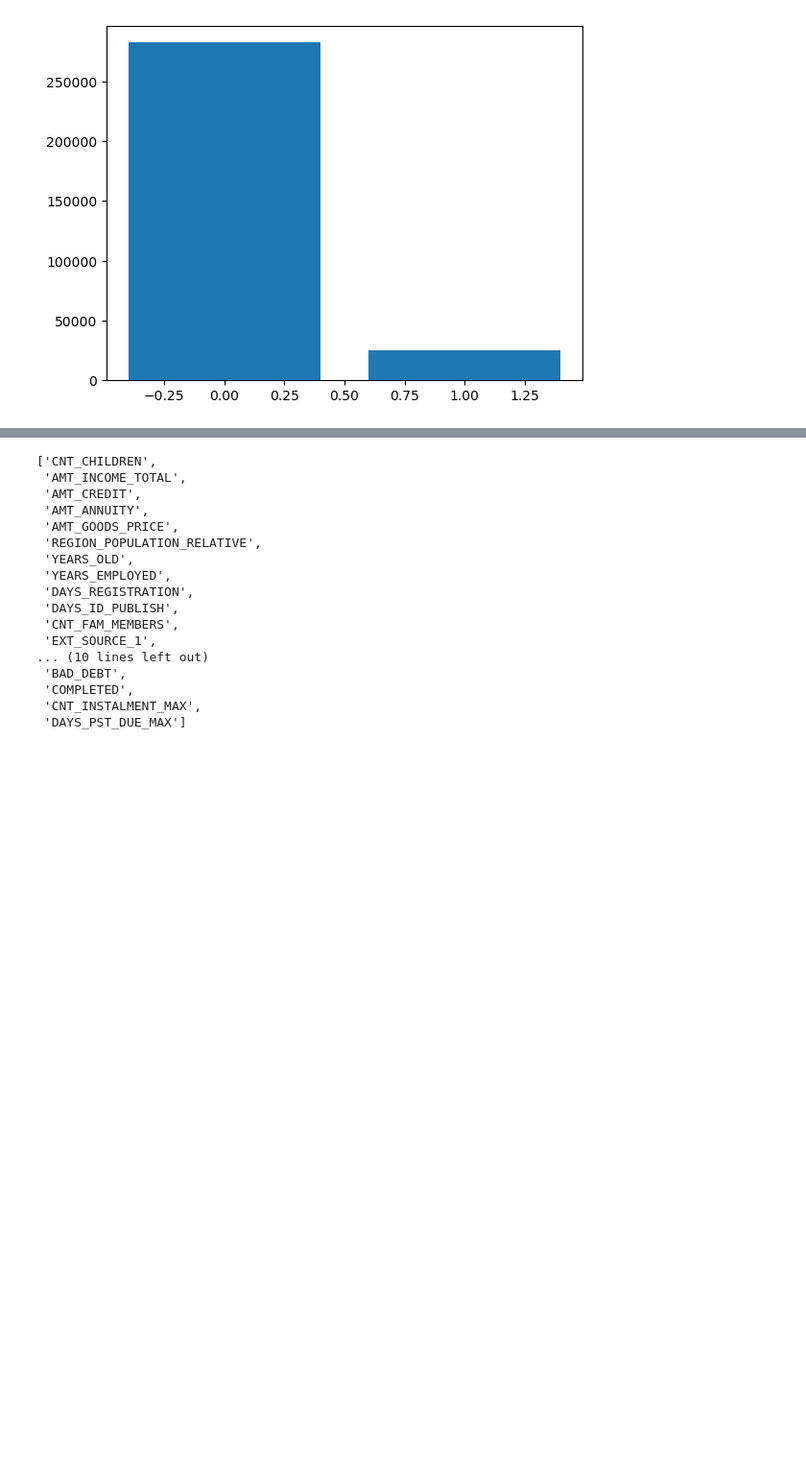
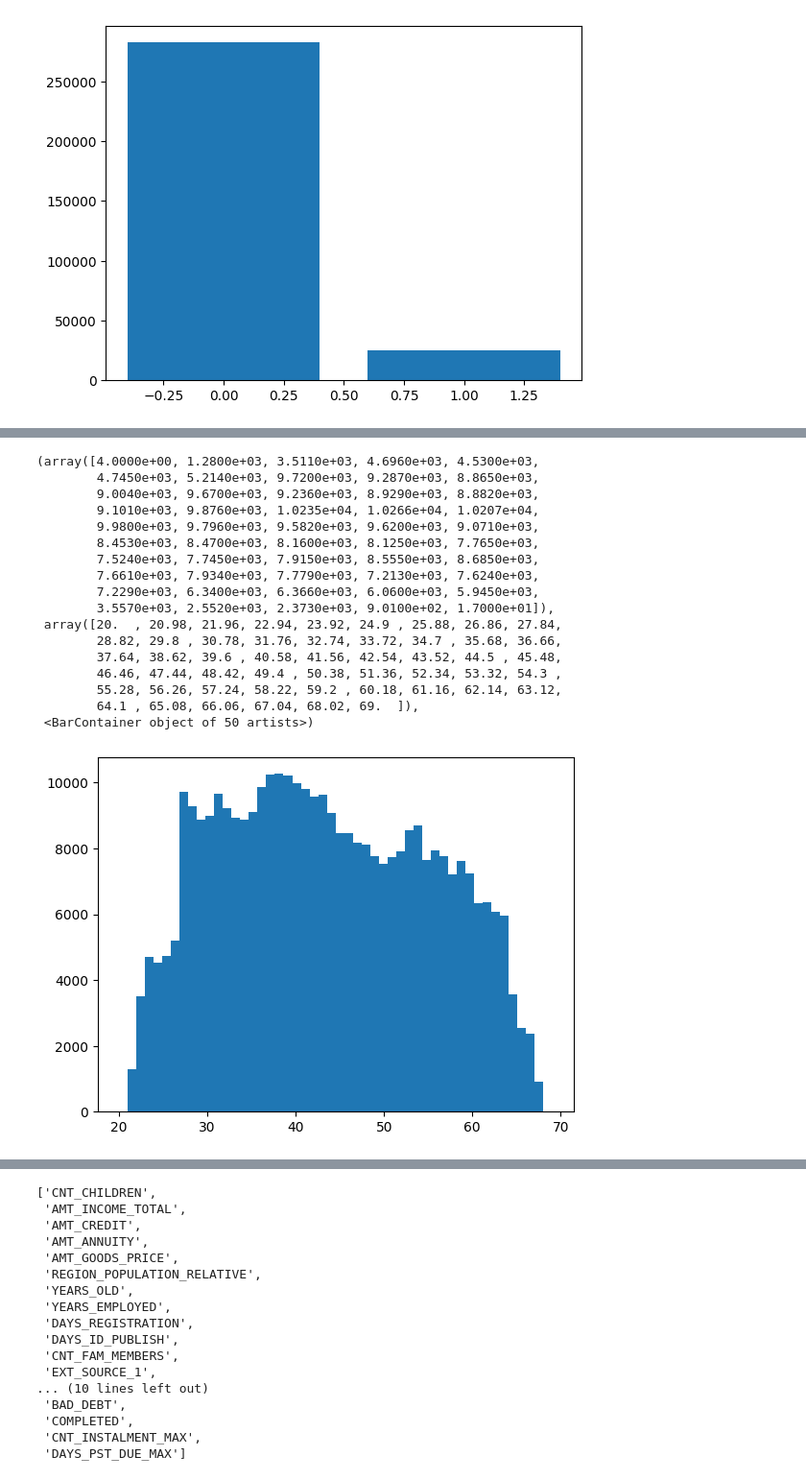
Before and after one commit to No-Country-simulation/c23-16-data, a Jupyter notebook: models.ipynb, the cells around one changed output, grey strips where cells are left out. Shown at 96% size. Cells and saved outputs as stored; diff of their text form; code cells hidden in the pictures; blank space fills up the shorter version.

```diff
--- a/models.ipynb
+++ b/models.ipynb
@@ -56,0 +250,4 @@ plt.bar(merge_train['TARGET'].value_counts().index,merge_train['TARGET'].value_c
+# %%
+for col in merge_train.columns:
+  if not col in merge_test.columns:
+    print(col)
@@ -56,0 +323,7 @@ plt.bar(merge_train['TARGET'].value_counts().index,merge_train['TARGET'].value_c
+# %%
+#elimina del df merge_test todas las columnas que no estén en el df merge_train
+for col in merge_test:
+    if not col in merge_train:
+        merge_test.drop(col, axis=1, inplace=True)
+
+merge_test
@@ -56,0 +346,24 @@ plt.bar(merge_train['TARGET'].value_counts().index,merge_train['TARGET'].value_c
+# %%
+#Corrección de nulos para merge_test
+
+cols = ['DAYS_PST_DUE_MAX','AMT_LARGEST_RECORDED_DEBT','AMT_CREDIT_SUM_DEBT','CNT_CREDIT_PROLONG_MAX','ACTIVE','BAD_DEBT','COMPLETED','OBS_30_CNT_SOCIAL_CIRCLE',
+       'DEF_30_CNT_SOCIAL_CIRCLE','OBS_60_CNT_SOCIAL_CIRCLE','DEF_60_CNT_SOCIAL_CIRCLE','AMT_GOODS_PRICE','AMT_ANNUITY','CNT_FAM_MEMBERS']
+merge_test[cols] = merge_test[cols].fillna(0)
+print(merge_test[cols].isna().sum())
+
+
+cols_for_mean = ['CNT_INSTALMENT_MAX','AMT_CREDIT_MAX']
+for cols in cols_for_mean:
+
+    merge_test[cols] = merge_test[cols].fillna(merge_test[cols].mean())
+
+
+
+merge_test['DAYS_SINCE_LAST_APPLICATION'] = merge_test['DAYS_SINCE_LAST_APPLICATION'].fillna(-3000)
+merge_test['DAYS_LAST_PHONE_CHANGE'] = merge_test['DAYS_LAST_PHONE_CHANGE'].fillna(-3000)
+
+
+
+merge_test['EXT_SOURCE_1'] = merge_test['EXT_SOURCE_1'].fillna(0.5)
+merge_test['EXT_SOURCE_2'] = merge_test['EXT_SOURCE_2'].fillna(0.5)
+merge_test['EXT_SOURCE_3'] = merge_test['EXT_SOURCE_3'].fillna(0.5)
@@ -56,0 +388,4 @@ plt.bar(merge_train['TARGET'].value_counts().index,merge_train['TARGET'].value_c
+# %%
+#FULL DATAFRAME
+#para hacer el análisis de datos, se unen los df test y train
+home_credit_risk = pd.concat([merge_train, merge_test], join="inner")
@@ -56,0 +412,22 @@ plt.bar(merge_train['TARGET'].value_counts().index,merge_train['TARGET'].value_c
+# %%
+#edades de los solicitantes
+plt.hist(home_credit_risk['YEARS_OLD'], bins=50)
+# %% [output]
+(array([4.0000e+00, 1.2800e+03, 3.5110e+03, 4.6960e+03, 4.5300e+03,
+        4.7450e+03, 5.2140e+03, 9.7200e+03, 9.2870e+03, 8.8650e+03,
+        9.0040e+03, 9.6700e+03, 9.2360e+03, 8.9290e+03, 8.8820e+03,
+        9.1010e+03, 9.8760e+03, 1.0235e+04, 1.0266e+04, 1.0207e+04,
+        9.9800e+03, 9.7960e+03, 9.5820e+03, 9.6200e+03, 9.0710e+03,
+        8.4530e+03, 8.4700e+03, 8.1600e+03, 8.1250e+03, 7.7650e+03,
+        7.5240e+03, 7.7450e+03, 7.9150e+03, 8.5550e+03, 8.6850e+03,
+        7.6610e+03, 7.9340e+03, 7.7790e+03, 7.2130e+03, 7.6240e+03,
+        7.2290e+03, 6.3400e+03, 6.3660e+03, 6.0600e+03, 5.9450e+03,
+        3.5570e+03, 2.5520e+03, 2.3730e+03, 9.0100e+02, 1.7000e+01]),
+ array([20.  , 20.98, 21.96, 22.94, 23.92, 24.9 , 25.88, 26.86, 27.84,
+        28.82, 29.8 , 30.78, 31.76, 32.74, 33.72, 34.7 , 35.68, 36.66,
+        37.64, 38.62, 39.6 , 40.58, 41.56, 42.54, 43.52, 44.5 , 45.48,
+        46.46, 47.44, 48.42, 49.4 , 50.38, 51.36, 52.34, 53.32, 54.3 ,
+        55.28, 56.26, 57.24, 58.22, 59.2 , 60.18, 61.16, 62.14, 63.12,
+        64.1 , 65.08, 66.06, 67.04, 68.02, 69.  ]),
+ <BarContainer object of 50 artists>)
+[figure, added]
```
Also changed, not shown: parts of 140 cells of this notebook.
